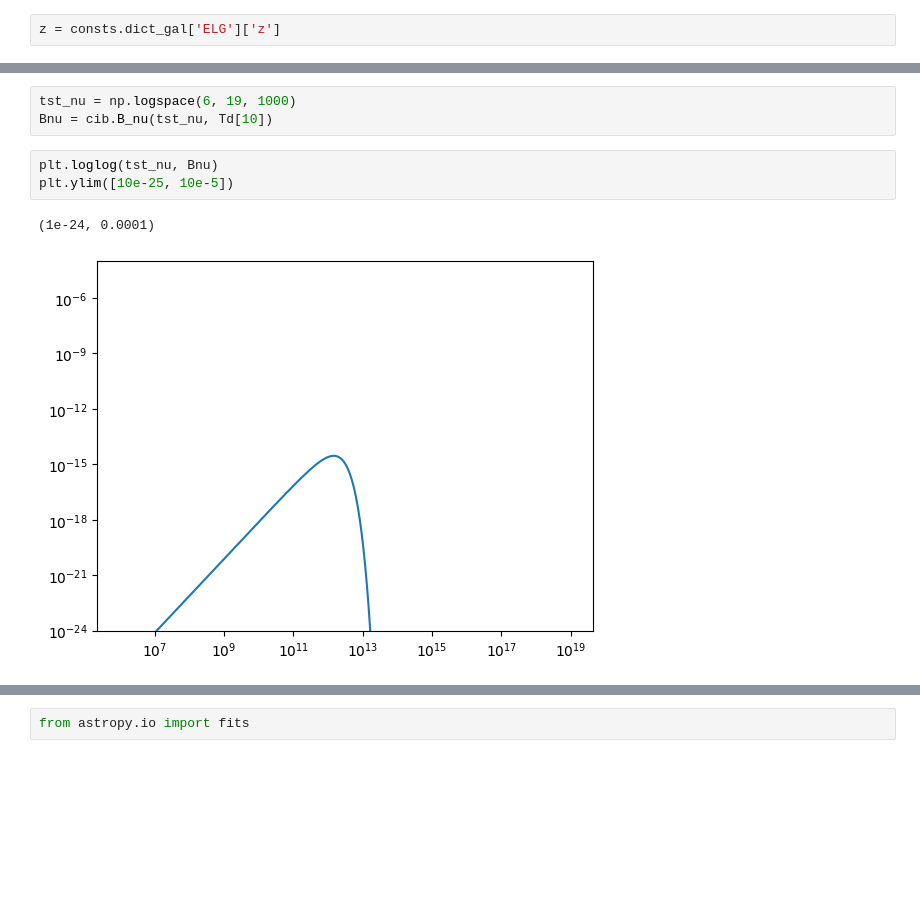
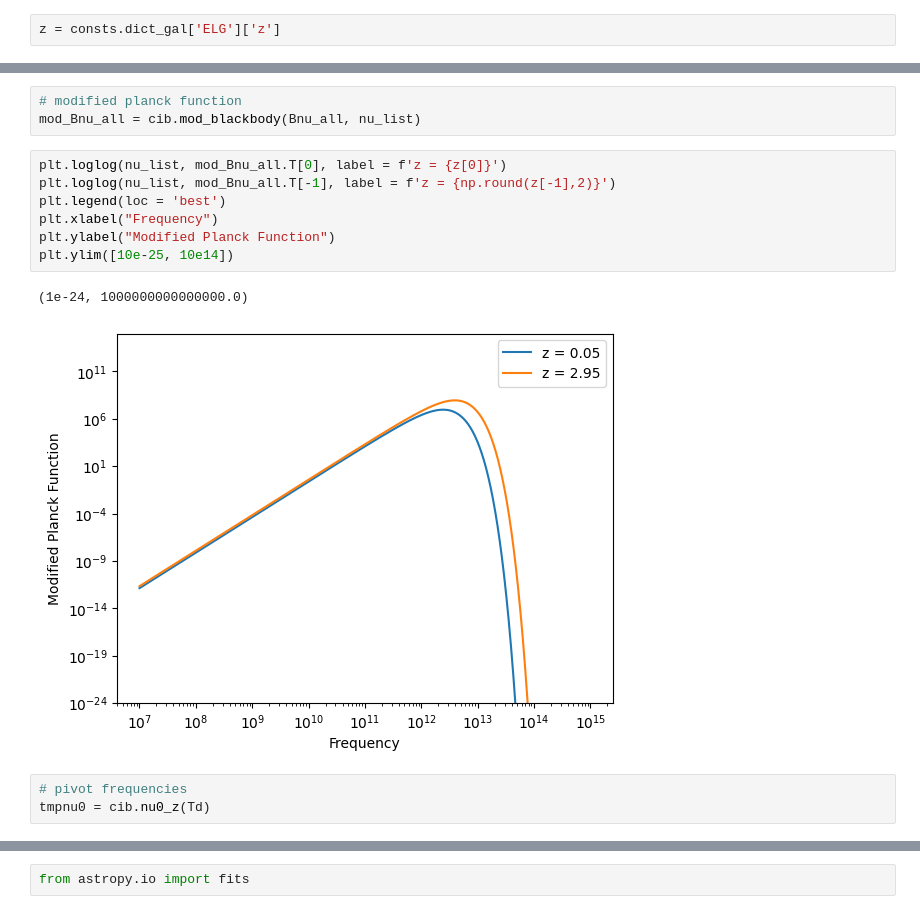
Before and after one commit to destrys/galCIB, a Jupyter notebook: base-lcdm.ipynb, the cells around one changed output, grey strips where cells are left out. Cells and saved outputs as stored; diff of their text form; blank space fills up the shorter version.

```diff
--- a/base-lcdm.ipynb
+++ b/base-lcdm.ipynb
@@ -168,9 +186,16 @@ Text(0, 0.5, 'Planck Function')
-# %%
-tst_nu = np.logspace(6, 19, 1000)
-Bnu = cib.B_nu(tst_nu, Td[10])
-# %%
-plt.loglog(tst_nu, Bnu)
-plt.ylim([10e-25, 10e-5])
-# %% [output]
-(1e-24, 0.0001)
-[figure, removed]
+# %%
+# modified planck function
+mod_Bnu_all = cib.mod_blackbody(Bnu_all, nu_list)
+# %%
+plt.loglog(nu_list, mod_Bnu_all.T[0], label = f'z = {z[0]}')
+plt.loglog(nu_list, mod_Bnu_all.T[-1], label = f'z = {np.round(z[-1],2)}')
+plt.legend(loc = 'best')
+plt.xlabel("Frequency")
+plt.ylabel("Modified Planck Function")
+plt.ylim([10e-25, 10e14])
+# %% [output]
+(1e-24, 1000000000000000.0)
+[figure, added]
+# %%
+# pivot frequencies
+tmpnu0 = cib.nu0_z(Td)
```
Also changed, not shown: parts of 23 cells of this notebook, 1 other file.
